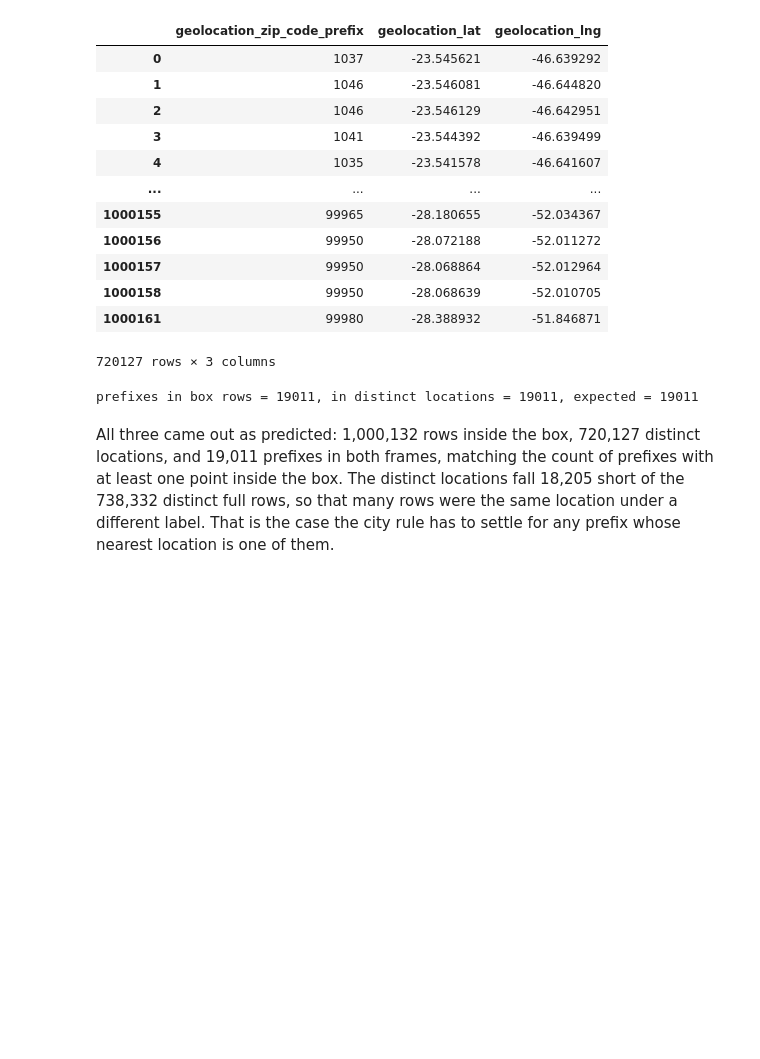
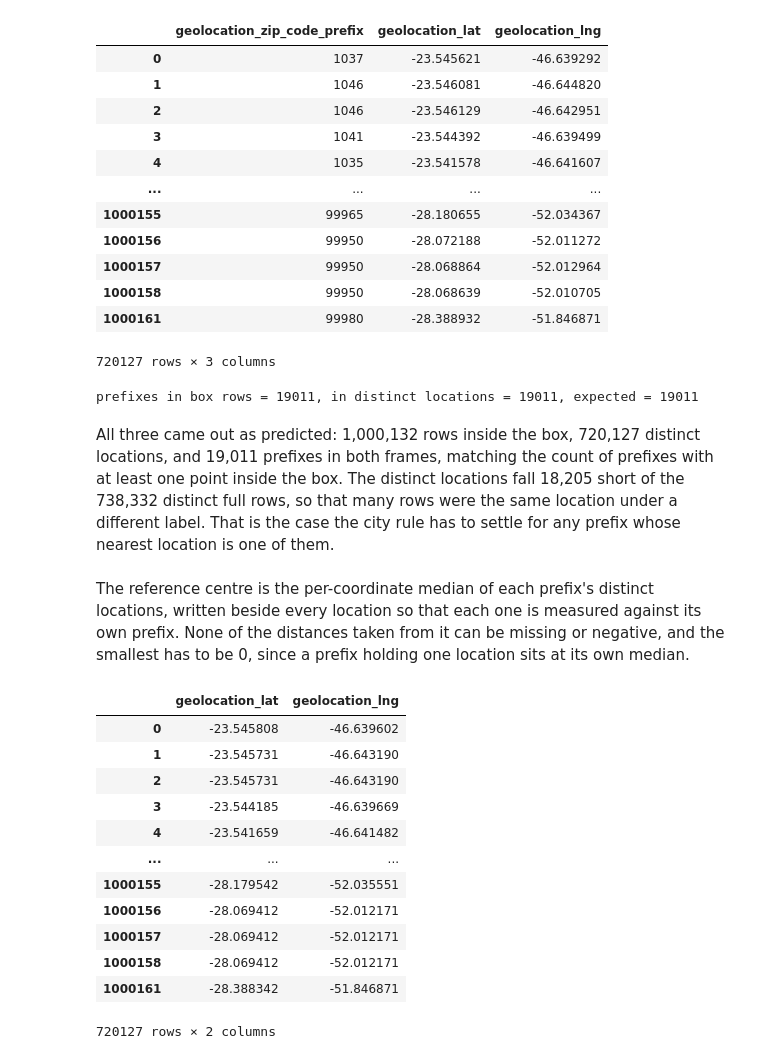
Before and after one commit to Spyrsial/olist-ecommerce-data-cleaning-eda, a Jupyter notebook: 01_data_cleaning.ipynb, the cells around one changed output. Drawn from its saved outputs; the diff is of its cells as text; code cells hidden in the pictures; blank space fills up the shorter version.

```diff
--- a/01_data_cleaning.ipynb
+++ b/01_data_cleaning.ipynb
@@ -2716,3 +2716,23 @@ print(f"prefixes in box rows = {geolocation_in_box['geolocation_zip_code_prefix'
 prefixes in box rows = 19011, in distinct locations = 19011, expected = 19011
 # %% [markdown]
 All three came out as predicted: 1,000,132 rows inside the box, 720,127 distinct locations, and 19,011 prefixes in both frames, matching the count of prefixes with at least one point inside the box. The distinct locations fall 18,205 short of the 738,332 distinct full rows, so that many rows were the same location under a different label. That is the case the city rule has to settle for any prefix whose nearest location is one of them.
+# %% [markdown]
+The reference centre is the per-coordinate median of each prefix's distinct locations, written beside every location so that each one is measured against its own prefix. None of the distances taken from it can be missing or negative, and the smallest has to be 0, since a prefix holding one location sits at its own median.
+# %%
+prefix_medians = geolocation_distinct_locations.groupby("geolocation_zip_code_prefix")\
+    [["geolocation_lat", "geolocation_lng"]].transform("median")
+prefix_medians
+# %% [output]
+|  | geolocation_lat | geolocation_lng |
+| 0 | -23.545808 | -46.639602 |
+| 1 | -23.545731 | -46.643190 |
+| 2 | -23.545731 | -46.643190 |
+| 3 | -23.544185 | -46.639669 |
+| 4 | -23.541659 | -46.641482 |
+| ... | ... | ... |
+| 1000155 | -28.179542 | -52.035551 |
+| 1000156 | -28.069412 | -52.012171 |
+| 1000157 | -28.069412 | -52.012171 |
+| 1000158 | -28.069412 | -52.012171 |
+| 1000161 | -28.388342 | -51.846871 |
+720127 rows × 2 columns
```
Also changed, not shown: parts of 6 cells of this notebook.
